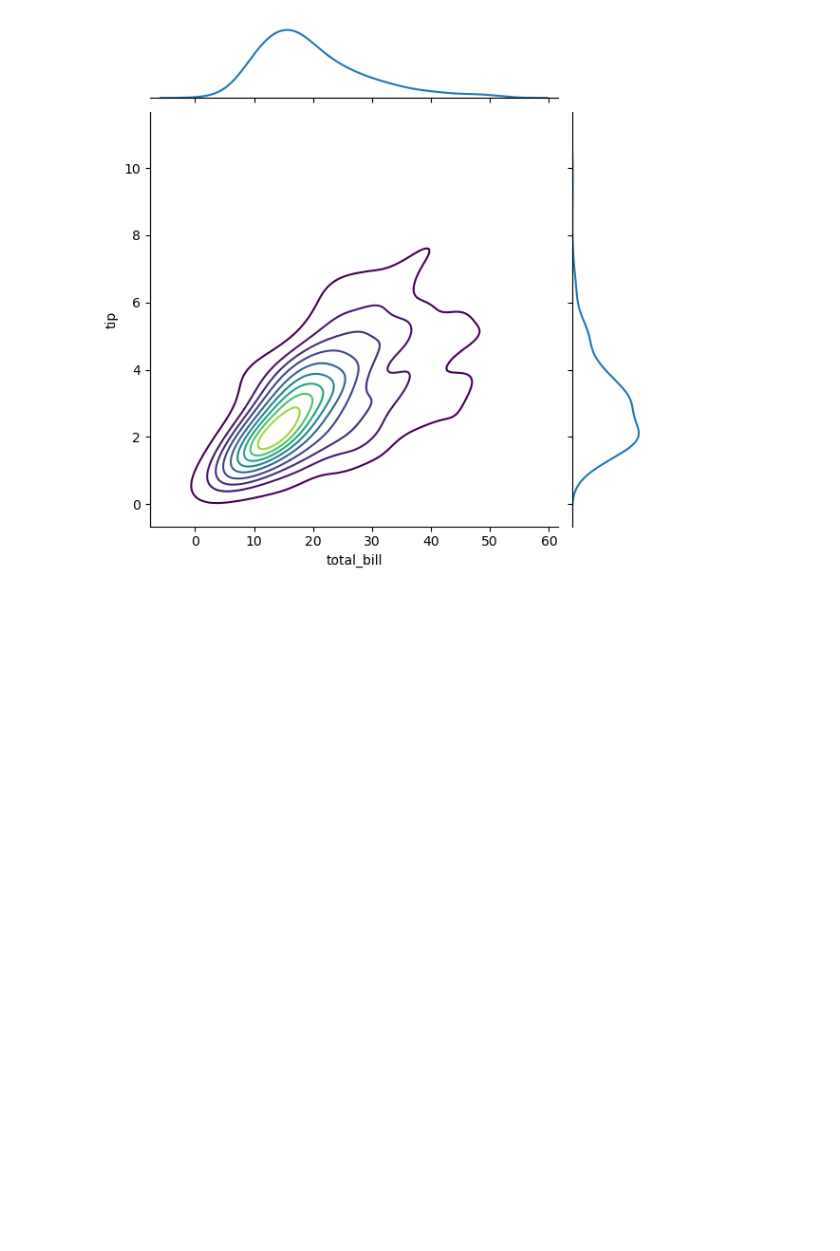
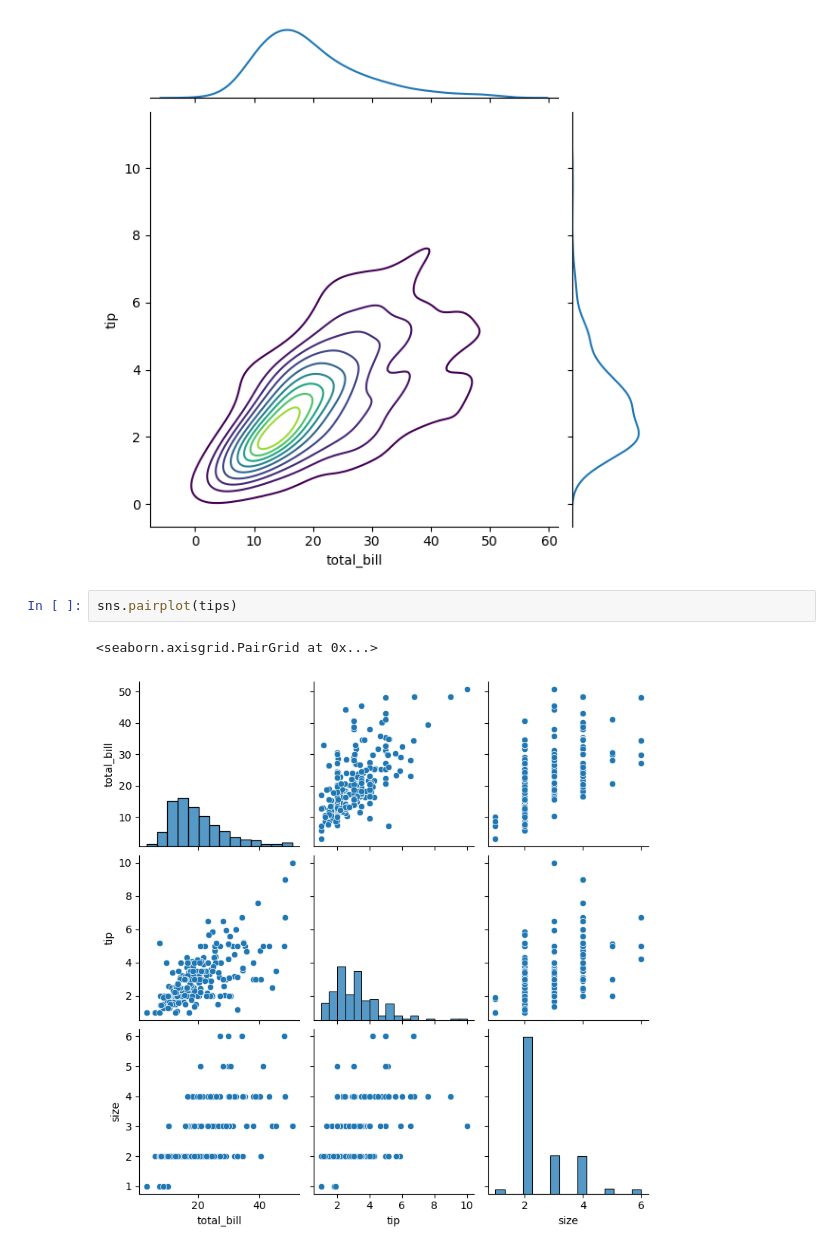
Before and after one commit to Malinda1/machine-learning_course_01, a Jupyter notebook: data_visualization/seaborn.ipynb, the cells around one changed output. Saved outputs shown, nothing was run; the diff lists cells and outputs as text; blank space fills up the shorter version.

Commit message:
Create a pairplot

```diff
--- a/data_visualization/seaborn.ipynb
+++ b/data_visualization/seaborn.ipynb
@@ -38,3 +38,8 @@ sns.jointplot(x = 'total_bill', y = 'tip', data = tips, kind = 'kde', cmap = 'vi
 # %% [output]
 <seaborn.axisgrid.JointGrid at 0x...>
 [figure]
+# %%
+sns.pairplot(tips)
+# %% [output]
+<seaborn.axisgrid.PairGrid at 0x...>
+[figure, added]
```
Also changed, not shown: parts of 2 cells of this notebook.
